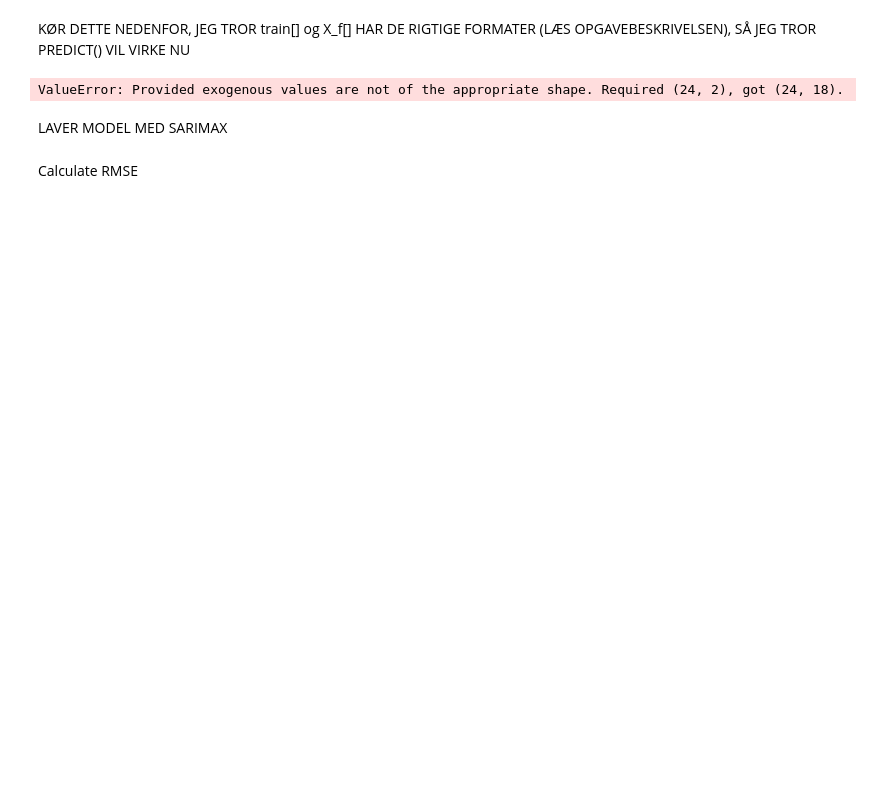
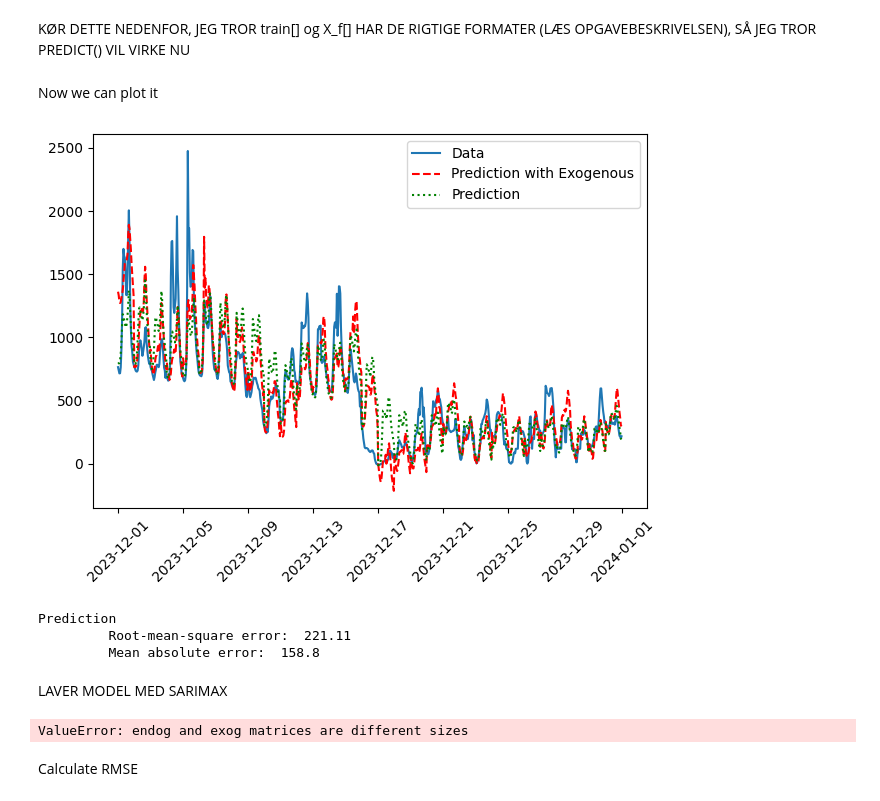
Before and after one commit to AnotherAtom/EnergyAnalytics_2, a Jupyter notebook: main.ipynb, the cells around one changed output. Cells and saved outputs as stored; diff of their text form; code cells hidden in the pictures; blank space fills up the shorter version.

```diff
--- a/main.ipynb
+++ b/main.ipynb
@@ -184,13 +184,19 @@ GridLossInterconnectorsMWh
 GridLossDistributionMWh
 PowerToHeatMWh
 # %%
-for i in range(2, 5):
+'''
+for i in range(5,8):
     train.insert(i, df_data.columns[i+1], df_data[df_data.columns[i+1]])
 
-# train.insert(2, 'hha', df_data['DetDenNuHedder'])
+'''
 
+train.insert(2, 'ExchangeSE_MWh', df_data['ExchangeSE_MWh'])
+train.insert(3, 'GrossConsumptionMWh', df_data['GrossConsumptionMWh'])
+# train.insert(4, 'OffshoreWindGe100MW_MWh', df_data['OffshoreWindGe100MW_MWh'])
+
+train = train.drop(columns=['HourUTC', 'SpotPriceDKK'])
 train = train.dropna(axis=1)
-train = train.drop(columns=['HourUTC', 'SpotPriceDKK'])
+
 
 for col in train.columns:
     print(col)
@@ -265,17 +255,41 @@ for i in range(0, len(test_Arima), 24):
 
     # Update model with actual values for the next 24 time steps in one go
     model.update(test_Arima[i:i+24], X_f)
-# %% [output]
-ValueError: Provided exogenous values are not of the appropriate shape. Required (24, 2), got (24, 18).
+# %% [markdown]
+Now we can plot it
+# %%
+plt.figure()
+plt.plot(test['HourUTC'], test_Arima, label='Data')
+plt.plot(test['HourUTC'], pred_exog, label='Prediction with Exogenous', linestyle="dashed", color="red")
+plt.plot(test['HourUTC'], pred, label='Prediction', linestyle="dotted", color="green")
+plt.legend()
+plt.xticks(rotation=45)
+plt.tight_layout()
+plt.show()
+# %% [output]
+[figure, added]
+# %%
+# Calculate error metrics
+RMSE_AR_pred = sqrt(mean_squared_error(test_Arima, pred_exog))
+MAE_AR_pred = mean_absolute_error(test_Arima, pred_exog)
+print('Prediction')
+print('\t Root-mean-square error: ', round(RMSE_AR_pred,2))
+print('\t Mean absolute error: ', round(MAE_AR_pred,2))
+# %% [output]
+Prediction
+         Root-mean-square error:  221.11
+         Mean absolute error:  158.8
 # %% [markdown]
 LAVER MODEL MED SARIMAX
 # %%
 # Create and fit the SARIMAX model
-model = SARIMAX(train_Arima, exog=exog, order=(1,1,5), seasonal_order=(2,0,2,24))
+model = SARIMAX(train_Arima, exog=pred_exog, order=(1,1,5), seasonal_order=(2,0,2,24))
 model_fit = model.fit(disp=False)  # 'disp=False' to turn off diagnostic output
 
 # Display the summary of the model
 print(model_fit.summary())
+# %% [output]
+ValueError: endog and exog matrices are different sizes
 # %%
 test.insert(2, "Exchange_SE", df_data["ExchangeSE_MWh"])
 test.insert(3, "GrossConsumptionMWh", df_data["GrossConsumptionMWh"])
```
Also changed, not shown: parts of 4 cells of this notebook.
